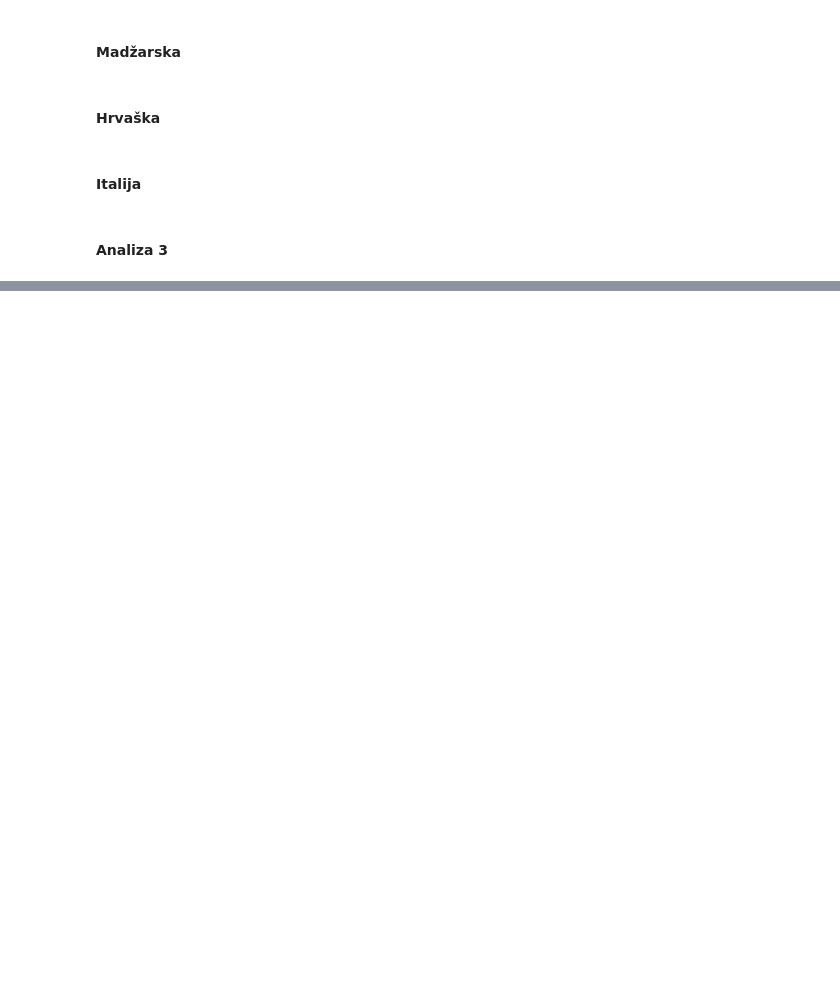
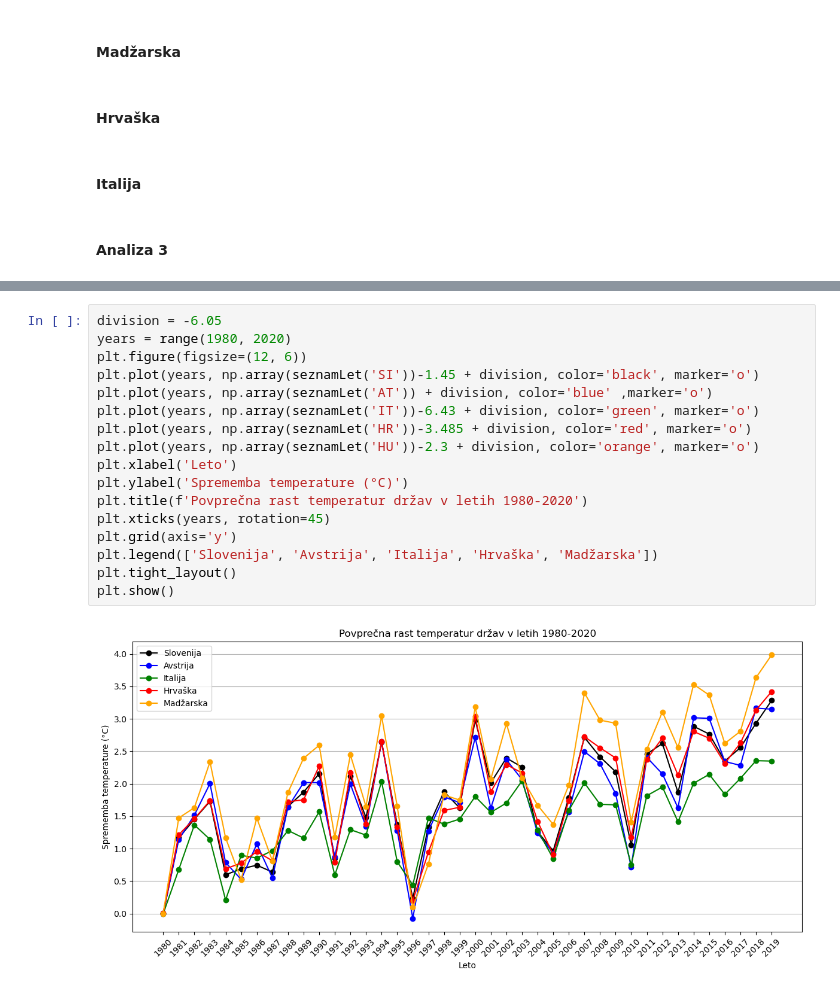
Before and after one commit to hackecTim/PR24-ZM-TPZ-NC, a Jupyter notebook: obdelava.ipynb, the cells around one changed output, grey strips where cells are left out. Cells and saved outputs as stored; diff of their text form; blank space fills up the shorter version.

```diff
--- a/obdelava.ipynb
+++ b/obdelava.ipynb
@@ -484,0 +538,19 @@ Povprečne temperature v državah za vsak mesec in letni čas:
+# %%
+division = -6.05
+years = range(1980, 2020)
+plt.figure(figsize=(12, 6))
+plt.plot(years, np.array(seznamLet('SI'))-1.45 + division, color='black', marker='o')
+plt.plot(years, np.array(seznamLet('AT')) + division, color='blue' ,marker='o')
+plt.plot(years, np.array(seznamLet('IT'))-6.43 + division, color='green', marker='o')
+plt.plot(years, np.array(seznamLet('HR'))-3.485 + division, color='red', marker='o')
+plt.plot(years, np.array(seznamLet('HU'))-2.3 + division, color='orange', marker='o')
+plt.xlabel('Leto')
+plt.ylabel('Sprememba temperature (°C)')
+plt.title(f'Povprečna rast temperatur držav v letih 1980-2020')
+plt.xticks(years, rotation=45)
+plt.grid(axis='y')
+plt.legend(['Slovenija', 'Avstrija', 'Italija', 'Hrvaška', 'Madžarska'])
+plt.tight_layout()
+plt.show()
+# %% [output]
+[figure, added]
```
Also changed, not shown: parts of 12 cells of this notebook.
